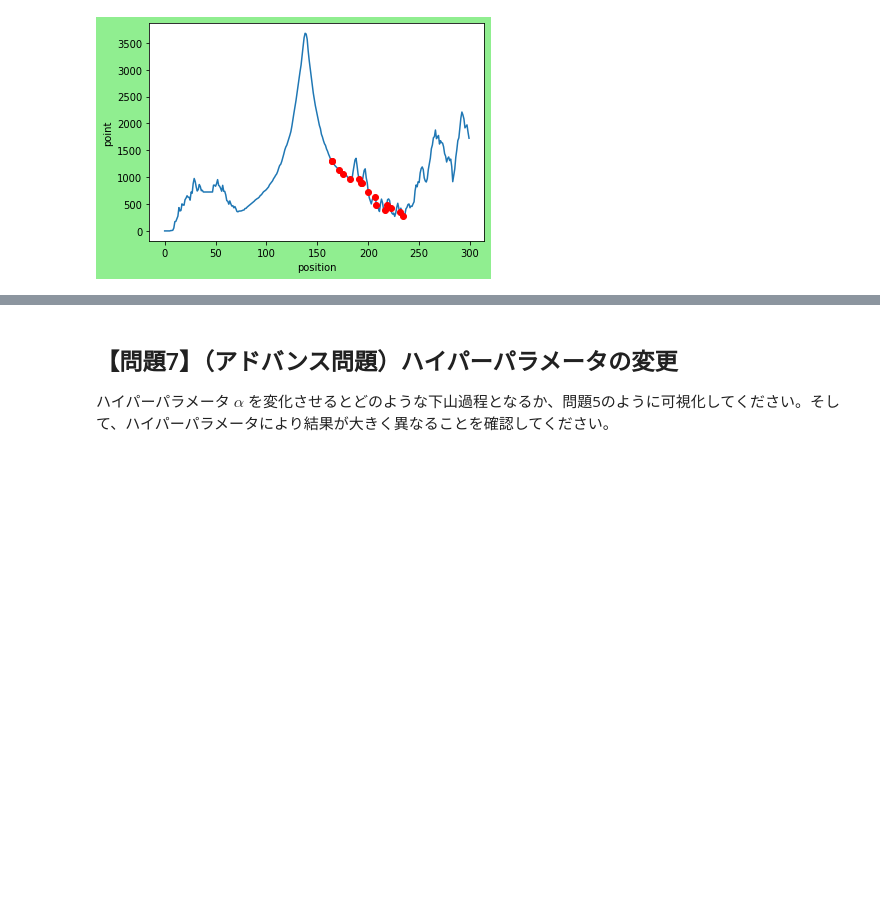
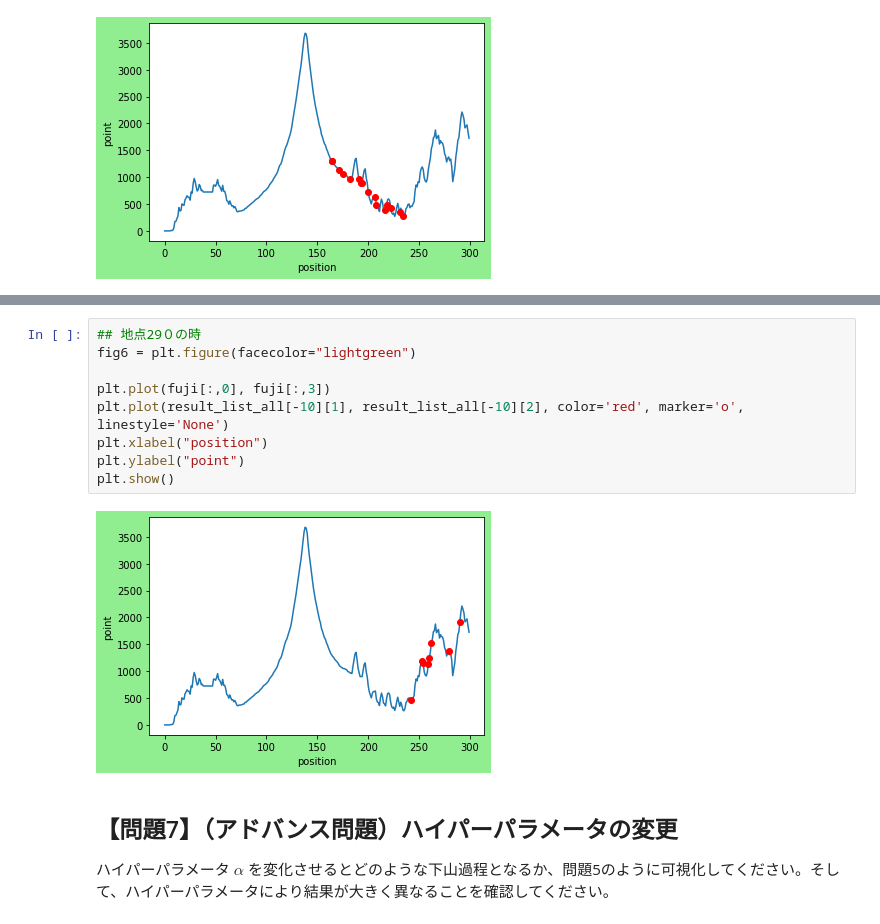
Before and after one commit to AkihiroSugiyama/diveintocode-ml, a Jupyter notebook: wk2_class_work2.ipynb, the cells around one changed output, grey strips where cells are left out. Cells and saved outputs as stored; diff of their text form; blank space fills up the shorter version.

```diff
--- a/wk2_class_work2.ipynb
+++ b/wk2_class_work2.ipynb
@@ -176,3 +212,14 @@ plt.show()
+# %%
+## 地点29０の時
+fig6 = plt.figure(facecolor="lightgreen")
+
+plt.plot(fuji[:,0], fuji[:,3])
+plt.plot(result_list_all[-10][1], result_list_all[-10][2], color='red', marker='o', linestyle='None')
+plt.xlabel("position")
+plt.ylabel("point")
+plt.show()
+# %% [output]
+[figure, added]
 # %% [markdown]
 ## 【問題7】（アドバンス問題）ハイパーパラメータの変更
 ハイパーパラメータ $\alpha$ を変化させるとどのような下山過程となるか、問題5のように可視化してください。そして、ハイパーパラメータにより結果が大きく異なることを確認してください。
```
Also changed, not shown: parts of 6 cells of this notebook.
